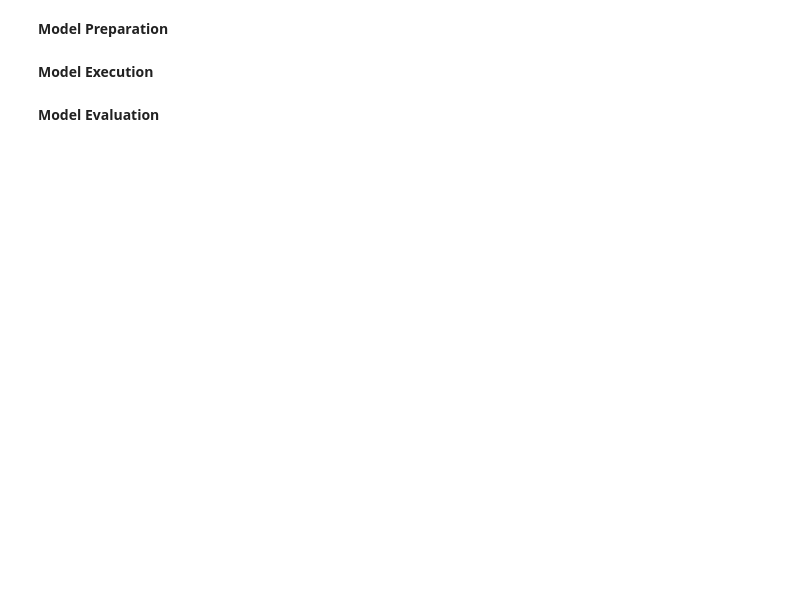
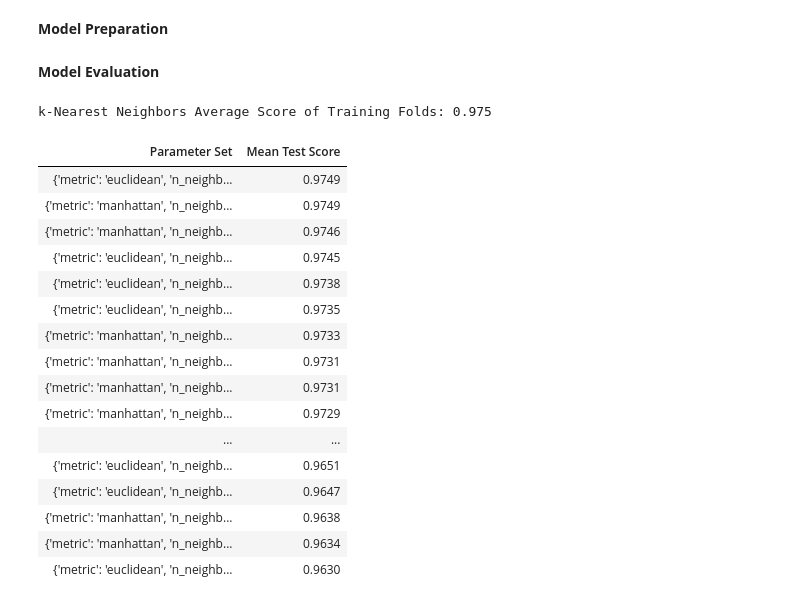
Before and after one commit to bahadirbasaran/pulsar-detection-kaggle-competition, a Jupyter notebook: main.ipynb, the cells around one changed output. Cells and saved outputs as stored; diff of their text form; code cells hidden in the pictures; blank space fills up the shorter version.

```diff
--- a/main.ipynb
+++ b/main.ipynb
@@ -28,6 +32,14 @@ simplefilter("ignore", FitFailedWarning)
 # %% [markdown]
 **Function&Class Definitions**
 # %%
+def hover(hover_color="#e6e6ff"):
+  return dict(selector="tr:hover", props=[("background-color", "%s" % hover_color), ("font-weight", "bold")])
+
+def printDataframe(dataframe, frame_style, sort_by, ascending=False):
+  dataframe = dataframe.sort_values(by=sort_by, ascending=ascending)
+  displayDataFrame = (dataframe.style.set_table_styles(frame_style).hide_index())
+  return displayDataFrame
+
 def plot_2D_space(X, y, label='Classes'):
   colors = ['#1F77B4', '#FF7F0E']
   markers = ['o', 's']
@@ -87,13 +99,22 @@ def plot_learning_curve(estimator, title, X, y, ylim=None, cv=None, n_jobs=None,
   plt.legend(loc="best")
   plt.show()
 
-def plot_feature_importances(estimator, data):
+def plot_feature_importances(classifier, data):
   plt.figure(figsize=(10,5))
-  featureImportances = pd.Series(estimator.feature_importances_, index=data.columns[:-1]).sort_values(ascending=False)
+  featureImportances = pd.Series(classifier.feature_importances_, index=data.columns[:-1]).sort_values(ascending=False)
   sb.barplot(x=featureImportances, y=featureImportances.index)
   plt.title('Feature Importances', fontsize=16)
   plt.xlabel('Score')
   plt.show()
+
+def plot_decision_tree(classifier, featureNames, rotate=True):
+  %matplotlib inline
+  dot_data = export_graphviz(classifier, out_file=None, rotate=rotate, feature_names=featureNames, filled=True, rounded=True,special_characters=True)
+  pdot = pydot.graph_from_dot_data(dot_data)
+  # Access element [0] because graph_from_dot_data actually returns a list of DOT elements.
+  pdot[0].set_graph_defaults(size = "\"20,20\"")
+  graph = Source(pdot[0].to_string())
+  return graph
 
 def evaluateClassifier(classifier, y_true, y_pred, probabilities, df_stats):
   score_acc = accuracy_score(y_true,y_pred)
@@ -241,7 +259,7 @@ X_train, X_test, y_train, y_test = createDataSplits(dataset, [0,1,2,3,4,5,6,7],
 **Model Preparation**
 # %%
 params_LR =   {"penalty": ['none', 'l2'], 'C': [0.01, 0.1, 1, 10, 100, 1000]}
-params_kNN =  {"n_neighbors": [3, 5, 7, 9, 11, 13, 15], "weights": ['uniform', 'distance']}
+params_kNN =  {"n_neighbors": [3, 4, 5, 7, 9, 11], "weights": ['uniform', 'distance'], "metric": ['euclidean', 'manhattan']}
 params_SVC =  {'C': [10, 100, 1000], 'gamma': [1.0/500.0, 1.0/750.0], 'kernel': ['rbf', 'poly'], 'probability': [True], 'max_iter': [2000]}
 params_DT =   {"criterion": ["gini", "entropy"], "max_depth": [1, 2, None], "min_samples_leaf": [1, 2, 3]}
 params_RF =   {"n_estimators": [300], "criterion": ["gini", "entropy"], "max_depth": [1, 2, None], "min_samples_leaf": [1, 2, 3]}
@@ -259,5 +277,6 @@ list_clfNames = ["Logistic Regression", "k-Nearest Neighbors", "Support Vector M
                  "Random Forest", "AdaBoost", "Gradient Boosting", "XGBoost", "Extra Trees"]
 
 dataframe_stats = pd.DataFrame(columns=['Model', 'Accuracy', 'MSE', 'Cohen Kappa Score'])
+dataframe_grid = pd.DataFrame(columns=['Parameter Set', 'Mean Test Score'])
+
+frameStyle = [hover(), dict(selector="th", props=[("font-size", "120%"), ("text-align", "left")])]
-# %% [markdown]
-**Model Execution**
@@ -318,0 +349,35 @@ print(dataframe_stats)
+# %%
+xx =  {"n_neighbors": [3, 4, 5, 7, 9, 11], "weights": ['uniform', 'distance'], "metric": ['euclidean', 'manhattan']}
+
+gs = GridSearchCV(
+                    estimator = KNeighborsClassifier(),
+                    param_grid = xx,
+                    cv = 10
+                   )
+gs.fit(X_train, y_train)
+
+print("\n{} Average Score of Training Folds: {}".format(classifierName, "%.3f" % gs.best_score_))
+
+dataframe_grid = dataframe_grid.iloc[0:0]
+for param, i in zip(gs.cv_results_['params'], range(0, len(gs.cv_results_['params']))):
+  dataframe_grid = dataframe_grid.append({"Parameter Set": param, "Mean Test Score": "%.4f" % gs.cv_results_['mean_test_score'][i]}, ignore_index=True)
+printDataframe(dataframe=dataframe_grid, frame_style=frameStyle, sort_by='Mean Test Score')
+# %% [output]
+k-Nearest Neighbors Average Score of Training Folds: 0.975
+| Parameter Set | Mean Test Score |
+| {'metric': 'euclidean', 'n_neighb... | 0.9749 |
+| {'metric': 'manhattan', 'n_neighb... | 0.9749 |
+| {'metric': 'manhattan', 'n_neighb... | 0.9746 |
+| {'metric': 'euclidean', 'n_neighb... | 0.9745 |
+| {'metric': 'euclidean', 'n_neighb... | 0.9738 |
+| {'metric': 'euclidean', 'n_neighb... | 0.9735 |
+| {'metric': 'manhattan', 'n_neighb... | 0.9733 |
+| {'metric': 'manhattan', 'n_neighb... | 0.9731 |
+| {'metric': 'manhattan', 'n_neighb... | 0.9731 |
+| {'metric': 'manhattan', 'n_neighb... | 0.9729 |
+| ... | ... |
+| {'metric': 'euclidean', 'n_neighb... | 0.9651 |
+| {'metric': 'euclidean', 'n_neighb... | 0.9647 |
+| {'metric': 'manhattan', 'n_neighb... | 0.9638 |
+| {'metric': 'manhattan', 'n_neighb... | 0.9634 |
+| {'metric': 'euclidean', 'n_neighb... | 0.9630 |
```
Also changed, not shown: parts of 6 cells of this notebook.
